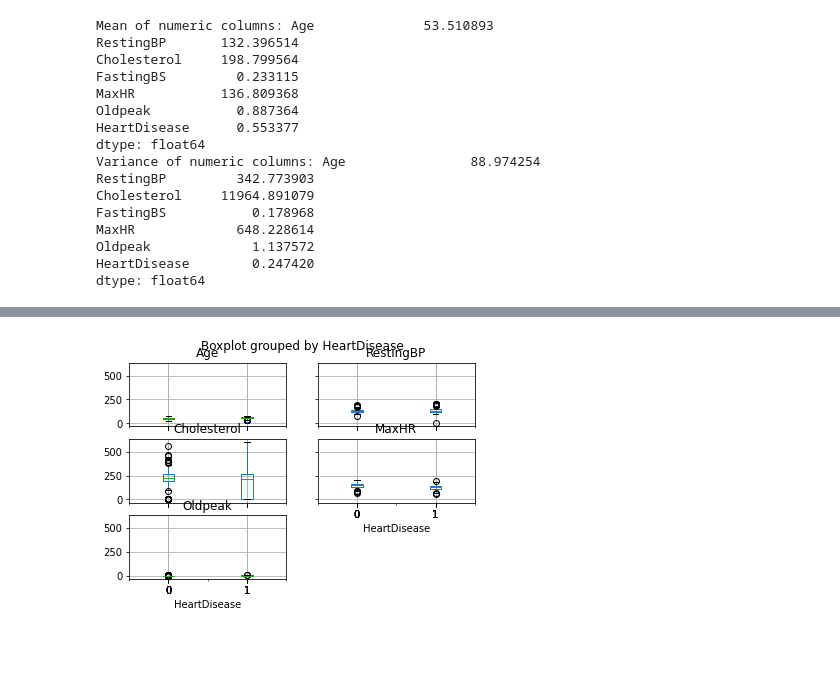
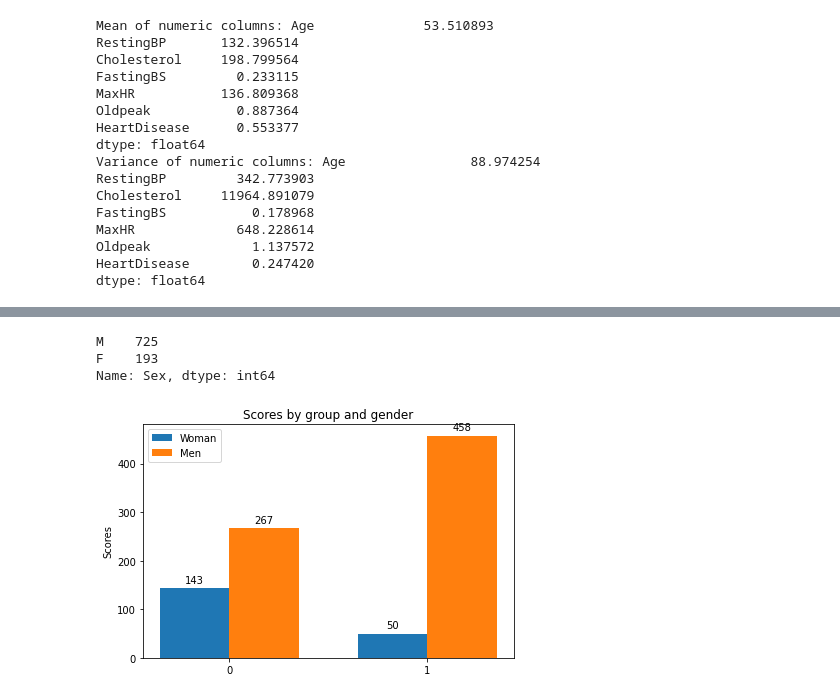
Before and after one commit to MonicaMoraFenoll/First-steps-with-Heart-Failure-Database, a Jupyter notebook: First_steps_hf.ipynb, the cells around one changed output, grey strips where cells are left out. Saved outputs shown, nothing was run; the diff lists cells and outputs as text; code cells hidden in the pictures; blank space fills up the shorter version.

```diff
--- a/First_steps_hf.ipynb
+++ b/First_steps_hf.ipynb
@@ -140,4 +144,42 @@ for k, col in enumerate(num_feats):
-# %%
-boxplot = df.boxplot(column=num_feats, by="HeartDisease")
-# %% [output]
-[figure, removed]
+# %%
+## Count number males and females
+#(unique, counts) = np.unique(df["Sex"], return_counts=True)
+#print(unique) # Class
+#print(counts) # Counts in each class
+#frequencies = np.asarray((unique, counts)).T
+#print(frequencies)
+print(df["Sex"].value_counts())
+# %% [output]
+M    725
+F    193
+Name: Sex, dtype: int64
+# %%
+# set width of bars
+width = 0.35
+labels = np.array(["0","1"])
+x = np.arange(df["HeartDisease"].nunique())
+woman = df[df["Sex"]=="F"]
+woman_yes = woman[woman["HeartDisease"]==0].shape[0]
+woman_no = woman[woman["HeartDisease"]==1].shape[0]
+womans = np.array([woman_yes,woman_no])
+men = df[df["Sex"]=="M"]
+men_yes = men[men["HeartDisease"]==0].shape[0]
+men_no = men[men["HeartDisease"]==1].shape[0]
+mens = np.array([men_yes,men_no])
+
+fig, ax = plt.subplots()
+rects1 = ax.bar(x - width/2, womans, width, label='Woman')
+rects2 = ax.bar(x + width/2, mens, width, label='Men')
+ax.set_ylabel('Scores')
+ax.set_title('Scores by group and gender')
+ax.set_xticks(x, labels)
+ax.legend()
+
+ax.bar_label(rects1, padding=3)
+ax.bar_label(rects2, padding=3)
+
+fig.tight_layout()
+
+plt.show()
+# %% [output]
+[figure, added]
```
Also changed, not shown: parts of 13 cells of this notebook.
